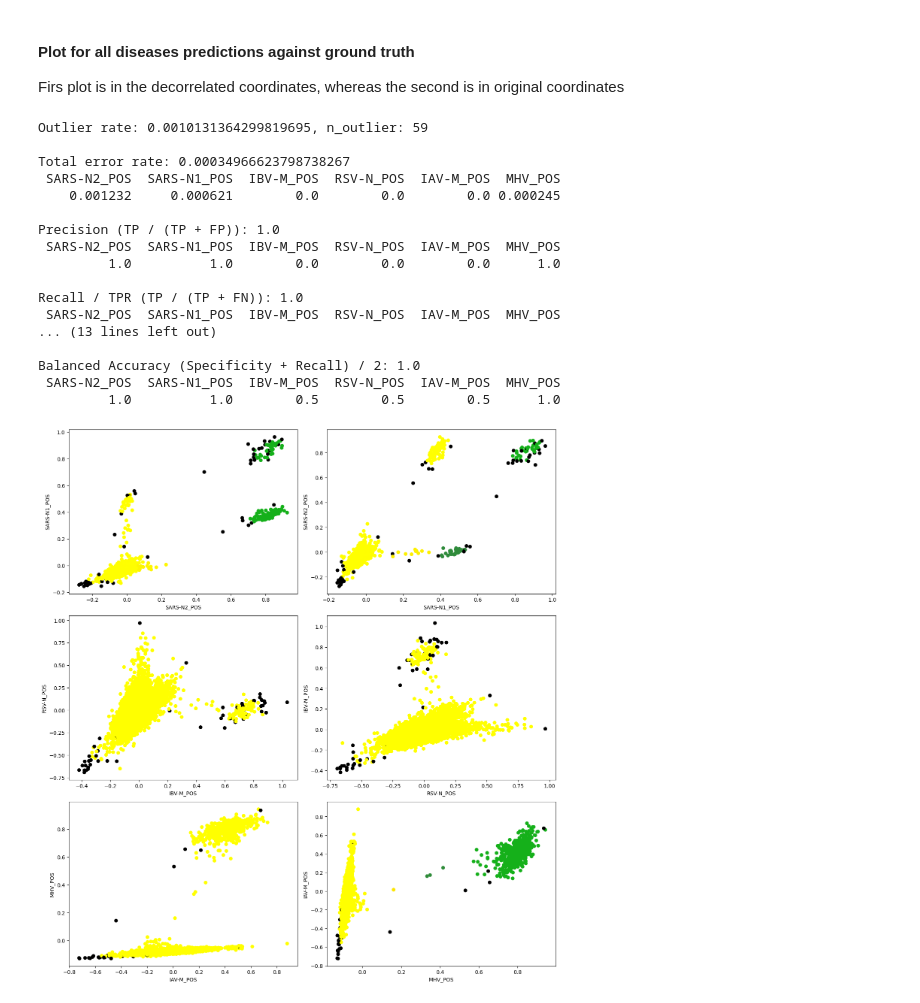
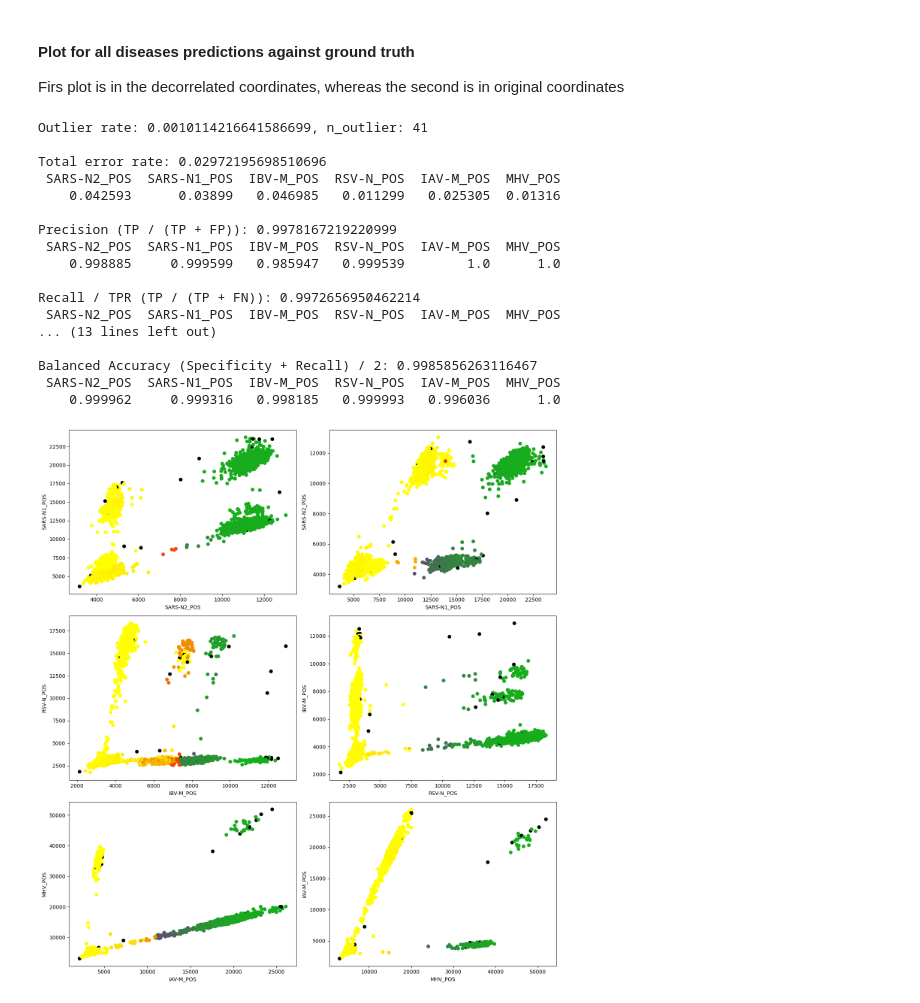
Before and after one commit to ncograf/pcr-classification, a Jupyter notebook: code/whitness_based/whitnes_density_classifier_wa.ipynb, the cells around one changed output. Drawn from its saved outputs; the diff is of its cells as text; code cells hidden in the pictures.

```diff
--- a/code/whitness_based/whitnes_density_classifier_wa.ipynb
+++ b/code/whitness_based/whitnes_density_classifier_wa.ipynb
@@ -39,21 +39,26 @@ wa-sa-B5, files: 13                     wa-sa-D1, files: 13
 
 # compute transformation on waste water
 df_wa = data_lib.load_dataset(None, [
-                                     #"wa-sa-A2",
+                                    # probelmatic dimension 3
+                                     "wa-sa-B3",
+                                     "wa-sa-A2",
+                                     "wa-sa-B2",
+                                     "wa-sa-A3",
+                                     "wa-sa-A1",
+                                     "wa-sa-B1",
+
+                                     #"wa-sa-D2",
+                                     #"wa-sa-D1",
+                                     #"wa-sa-C2",
+
                                      #"wa-sa-B4",
                                      #"wa-sa-C4",
-                                     #"wa-sa-B3",
-                                     "wa-sa-B2",
-                                     "wa-sa-A5",
-                                     "wa-sa-A3",
-                                     #"wa-sa-C2",
+                                     #"wa-sa-A4",
+
+                                     #"wa-sa-A5",
                                      #"wa-sa-C3", # Pos
                                      #"wa-sa-D3", # Zero
                                      #"wa-sa-D4",
-                                     #"wa-sa-B1",
-                                     #"wa-sa-A4",
-                                     #"wa-sa-A1",
-                                     #"wa-sa-D2",
                                      #"wa-sa-C5", # Pos
                                      #"wa-sa-D5", # Zero
                                      #"wa-sa-C1",
@@ -76,7 +81,7 @@ decision = decision_lib.WhitnesDensityClassifier(
                                      cluster_algorithm=cluster_engine,
                                      whitening_transformer=whitening_engine,
                                      negative_range=0.2,
-                                     eps=0.4,
+                                     eps=0.45,
                                      outlier_quantile=0.001,
                                      prediction_axis=prediction_axis,
                                      verbose=True
@@ -105,46 +108,46 @@ zero_cluster: array([4552.02708072, 4057.98121764, 3611.95697644, 4519.02878668,
 Firs plot is in the decorrelated coordinates, whereas the second is in original coordinates
 # %%
 
-df_data_points = pd.DataFrame(data=decision.X_transformed, columns=prediction_axis)
+df_data_points = pd.DataFrame(data=decision.X, columns=prediction_axis)
 df_predictions = decision.probabilities_df
 df_ground_trouth = df_wa
 selected_pairs = [
                 ('SARS-N2_POS','SARS-N1_POS'),
                 ('SARS-N1_POS','SARS-N2_POS'),
                 ('IBV-M_POS','RSV-N_POS'),
                 ('RSV-N_POS','IBV-M_POS'),
                 ('IAV-M_POS','MHV_POS'),
                 ('MHV_POS','IAV-M_POS'),
                 ]
 
 validation_lib.validate_labels(df_ground_trouth, df_predictions, threshold=0.5)
 
 df_result = stats_lib.compute_results(df_predictions, 0.40, 0.60, df_data_points)
 
 plot_lib.plot_pairwise_selection_bayesian(
         df_data_points,
         df_predictions,
         df_ground_trouth,
         selected_pairs,
         n_cols=2,
         mask=decision.No_neg_mask
         )
 # %% [output]
-Outlier rate: 0.0010131364299819695, n_outlier: 59
+Outlier rate: 0.0010114216641586699, n_outlier: 41
 
-Total error rate: 0.00034966623798738267
+Total error rate: 0.02972195698510696
  SARS-N2_POS  SARS-N1_POS  IBV-M_POS  RSV-N_POS  IAV-M_POS  MHV_POS
-    0.001232     0.000621        0.0        0.0        0.0 0.000245
+    0.042593      0.03899   0.046985   0.011299   0.025305  0.01316
 
-Precision (TP / (TP + FP)): 1.0
+Precision (TP / (TP + FP)): 0.9978167219220999
  SARS-N2_POS  SARS-N1_POS  IBV-M_POS  RSV-N_POS  IAV-M_POS  MHV_POS
-         1.0          1.0        0.0        0.0        0.0      1.0
+    0.998885     0.999599   0.985947   0.999539        1.0      1.0
 
-Recall / TPR (TP / (TP + FN)): 1.0
+Recall / TPR (TP / (TP + FN)): 0.9972656950462214
  SARS-N2_POS  SARS-N1_POS  IBV-M_POS  RSV-N_POS  IAV-M_POS  MHV_POS
 ... (13 lines left out)
 
-Balanced Accuracy (Specificity + Recall) / 2: 1.0
+Balanced Accuracy (Specificity + Recall) / 2: 0.9985856263116467
  SARS-N2_POS  SARS-N1_POS  IBV-M_POS  RSV-N_POS  IAV-M_POS  MHV_POS
-         1.0          1.0        0.5        0.5        0.5      1.0
+    0.999962     0.999316   0.998185   0.999993   0.996036      1.0
-[figure, old version]
+[figure, new version]
```
Also changed, not shown: parts of 4 cells of this notebook, 3 other files.
